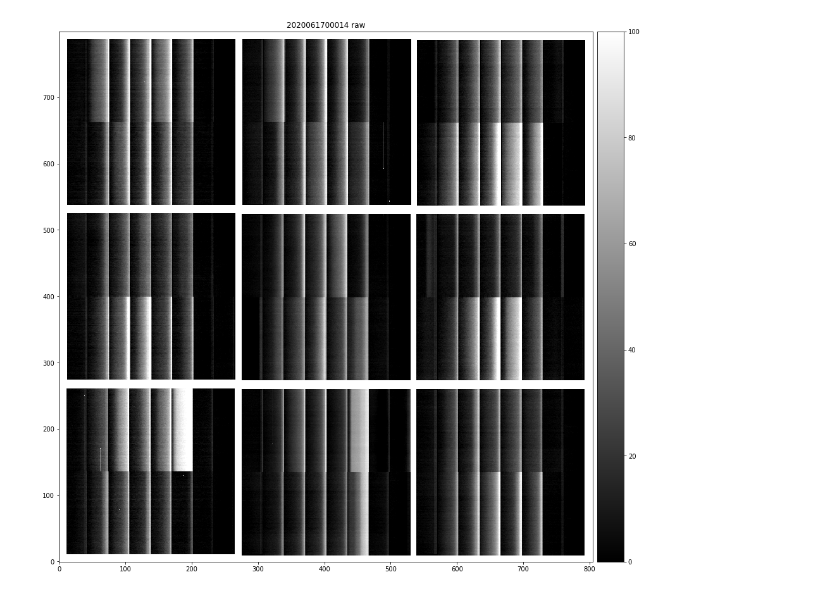
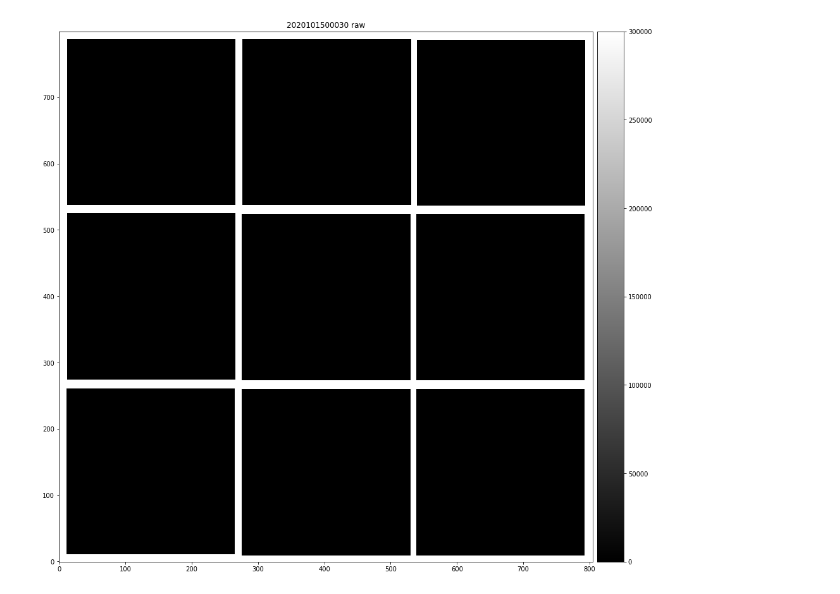
Before and after one commit to bstalder/notebooks, a Jupyter notebook: eotesting/Test_showCamera_w_2020_13_04Apr20.ipynb, the cells around one changed output. Drawn from its saved outputs; the diff is of its cells as text; code cells hidden in the pictures.

```diff
--- a/eotesting/Test_showCamera_w_2020_13_04Apr20.ipynb
+++ b/eotesting/Test_showCamera_w_2020_13_04Apr20.ipynb
@@ -22,33 +28,37 @@ def myCallback(im, ccd, imageSource):
                                        subtractBias=True, correctGain=True)
     return oim
 # %%
-REPO_DIR = '/lsstdata/offline/teststand/comcam/Archiver/gen2repo'
+REPO_DIR = '/readonly/comcam/oods/butler/repo'
+#REPO_DIR = '/lsstdata/offline/teststand/comcam/Archiver/gen2repo'
 #REPO_DIR = '/lsstdata/offline/teststand/comcam/CCS/gen2repo'
 #REPO_DIR = '/lsstdata/offline/teststand/NCSA_comcam/gen2repo'
 
+
 butler = Butler(REPO_DIR)
-visit = 2020061700014
+#visit = 2020091400030
+visits = butler.queryMetadata('raw','expId')
+visit = visits[-1]
 
-
+#print(visit)
 
 dataId = dict(expId=visit)
 camera = butler.get('camera')
 
 fig = plt.figure(figsize=(16,16))
 disp = afwDisplay.Display(1, "matplotlib")
-disp.scale('linear', 0, max=100)
+disp.scale('linear', 0, max=300000)
 
 dataType='raw'
 mos = camGeomUtils.showCamera(camera, \
                               camGeomUtils.ButlerImage(butler, dataType, expId=dataId["expId"], \
-                                                        verbose=False, callback = myCallback,\
-#                                                        verbose=False, callback = camGeomUtils.rawCallback,\
+#                                                        verbose=False, callback = myCallback,\
+                                                        verbose=False, callback = camGeomUtils.rawCallback,\
                                                       background = np.nan),\
-#                              binSize=16, detectorNameList=[0,1,2,3,4,5,6,7,8], display=disp, overlay=False, \
-                              binSize=16, display=disp, overlay=False, \
+                              binSize=16, detectorNameList=[0,1,2,3,4,5,6,7,8], display=disp, overlay=False, \
+#                              binSize=16, display=disp, overlay=False, \
                               title="%d %s" % (visit, dataType))
 #fig.savefig(REPO_DIR+'plots/Pinhole_w_2020_13_04Apr20.png')
 # %% [output]
-[figure, old version]
+[figure, new version]
 # %%
 print(repr("Available run,day,visit,testType,imageType,exptime:"))
```
Also changed, not shown: parts of 3 cells of this notebook.
